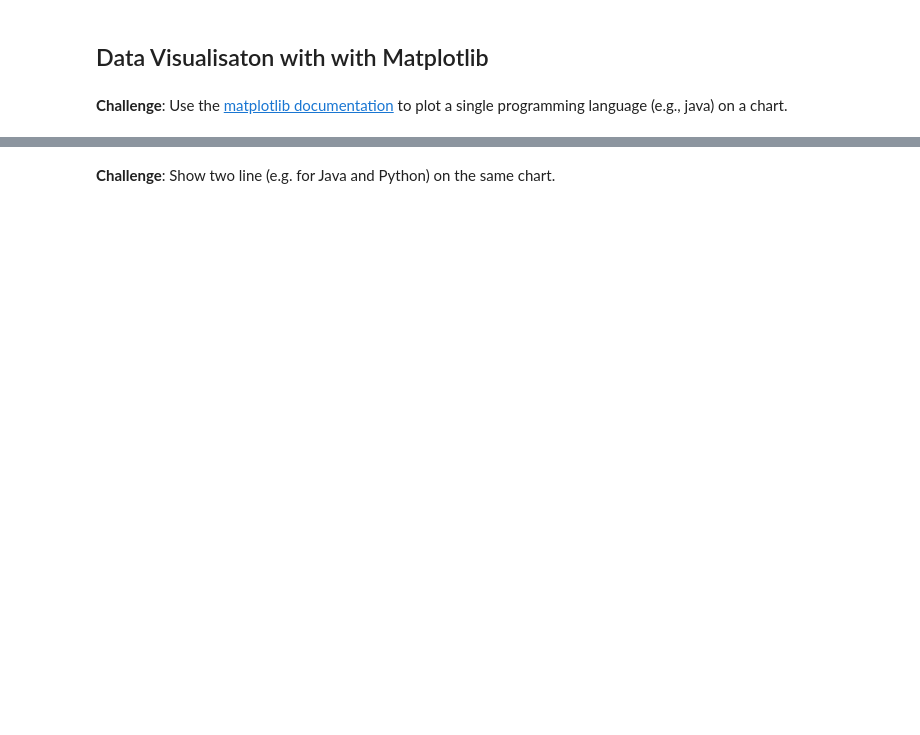
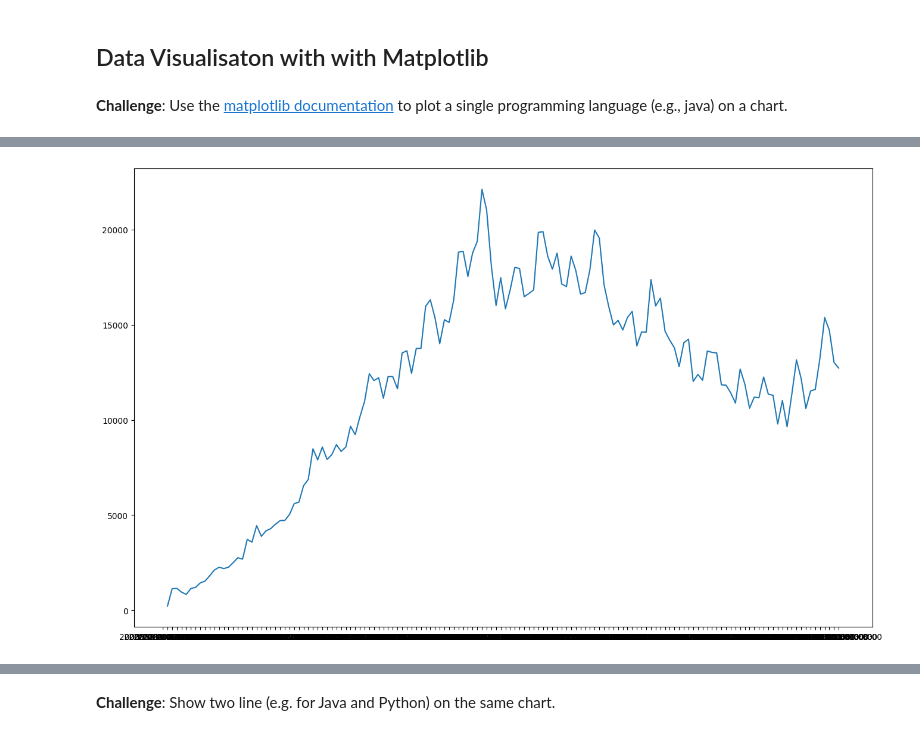
Before and after one commit to K-Musty/100-days_of_code, a Jupyter notebook: 72-day/Programming_Languages.ipynb, the cells around one changed output, grey strips where cells are left out. Cells and saved outputs as stored; diff of their text form; code cells hidden in the pictures; blank space fills up the shorter version.

```diff
--- a/72-day/Programming_Languages.ipynb
+++ b/72-day/Programming_Languages.ipynb
@@ -255,0 +195,6 @@ np.False_
+# %%
+plt.figure(figsize=(16,10))
+plt.plot(reshaped_data.index, reshaped_data.java)
+plt.show()
+# %% [output]
+[figure, added]
```
Also changed, not shown: parts of 10 cells of this notebook.
